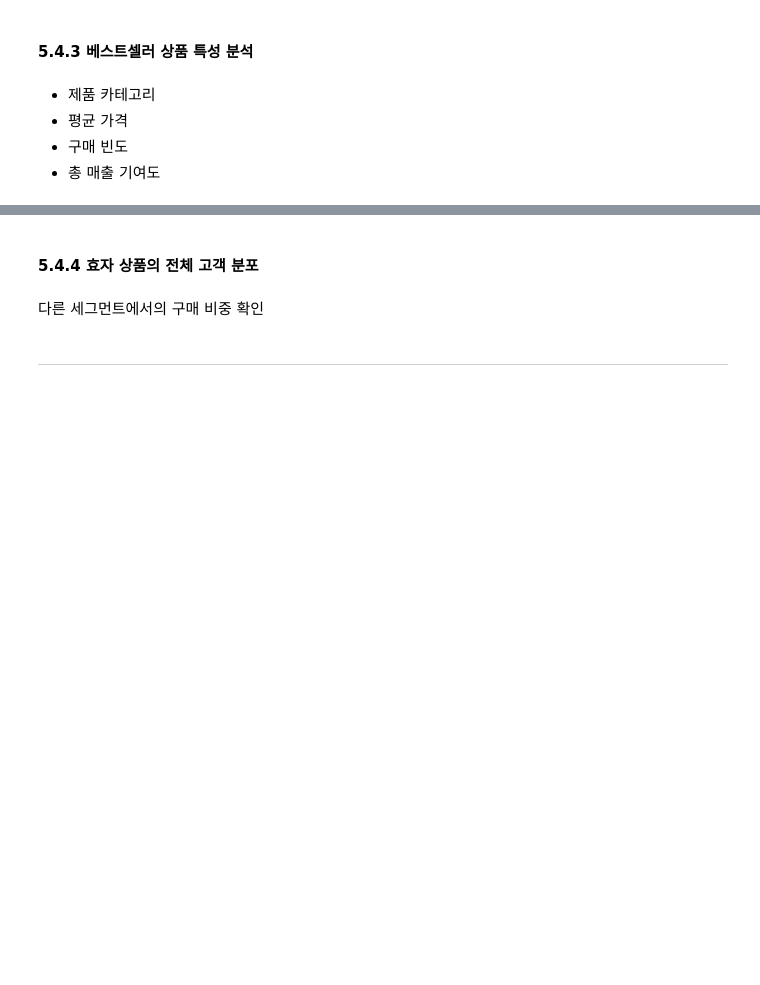
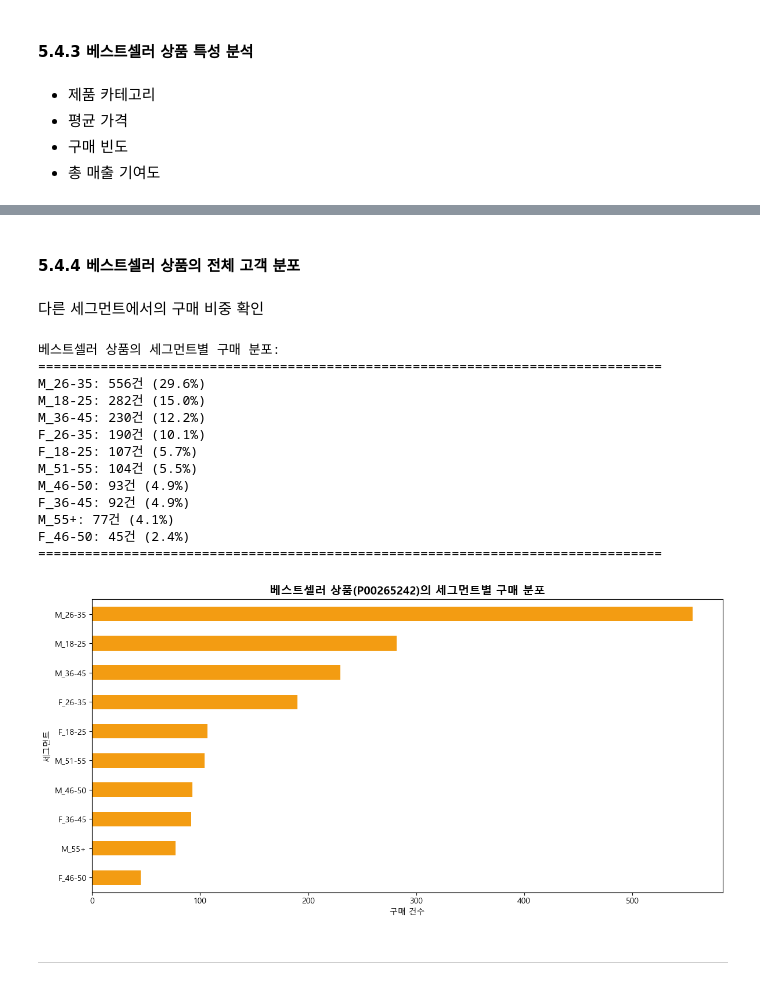
Before and after one commit to blackhole-24/hipython, a Jupyter notebook: Wallmart Data/WallmartDataReport.ipynb, the cells around one changed output, grey strips where cells are left out. Drawn from its saved outputs; the diff is of its cells as text; code cells hidden in the pictures; blank space fills up the shorter version.

```diff
--- a/Wallmart Data/WallmartDataReport.ipynb
+++ b/Wallmart Data/WallmartDataReport.ipynb
@@ -39,12 +39,26 @@ import numpy as np
 import matplotlib.pyplot as plt
 import seaborn as sns
 import warnings
+import os
 warnings.filterwarnings('ignore')
 
-# 한글 폰트 설정 (맥OS)
-plt.rcParams['font.family'] = 'AppleGothic'
-# 윈도우의 경우: plt.rcParams['font.family'] = 'Malgun Gothic'
+# 한글 폰트 설정
+plt.rcParams['font.family'] = 'Malgun Gothic'
 plt.rcParams['axes.unicode_minus'] = False
 
-# 데이터 로드
-df = pd.read_csv('/mnt/user-data/uploads/walmart.csv')
+# 방법 1: 상위 폴더의 data 폴더에서 읽기
+df = pd.read_csv('../data/walmart.csv')
+
+# 방법 2: 만약 방법 1이 안 되면 절대 경로 사용
+# df = pd.read_csv(r'C:\Users\Admin\Documents\HIPYTHON\data\walmart.csv')
+
+# 데이터 확인
+print("=" * 60)
+print("✅ 데이터 로드 성공!")
+print("=" * 60)
+print(f"총 거래 건수: {len(df):,}건")
+print(f"고유 고객 수: {df['User_ID'].nunique():,}명")
+print(f"고유 제품 수: {df['Product_ID'].nunique():,}개")
+print("=" * 60)
+print("\n데이터 미리보기:")
+print(df.head())
@@ -396,7 +647,43 @@ print("=" * 80)
 # %% [markdown]
-#### 5.4.4 효자 상품의 전체 고객 분포
+#### 5.4.4 베스트셀러 상품의 전체 고객 분포
 # %% [markdown]
 다른 세그먼트에서의 구매 비중 확인
+# %%
+# 베스트셀러 상품의 전체 세그먼트별 구매 분포
+all_product_data = df[df['Product_ID'] == best_product_id]
+product_segment_dist = all_product_data['Segment'].value_counts()
+
+print("\n베스트셀러 상품의 세그먼트별 구매 분포:")
+print("=" * 80)
+for seg, count in product_segment_dist.head(10).items():
+    pct = (count / len(all_product_data)) * 100
+    print(f"{seg}: {count}건 ({pct:.1f}%)")
+print("=" * 80)
+
+# 시각화
+plt.figure(figsize=(12, 6))
+product_segment_dist.head(10).plot(kind='barh', color='#f39c12')
+plt.title(f'베스트셀러 상품({best_product_id})의 세그먼트별 구매 분포', fontsize=14, fontweight='bold')
+plt.xlabel('구매 건수')
+plt.ylabel('세그먼트')
+plt.gca().invert_yaxis()
+plt.tight_layout()
+plt.show()
+# %% [output]
+베스트셀러 상품의 세그먼트별 구매 분포:
+================================================================================
+M_26-35: 556건 (29.6%)
+M_18-25: 282건 (15.0%)
+M_36-45: 230건 (12.2%)
+F_26-35: 190건 (10.1%)
+F_18-25: 107건 (5.7%)
+M_51-55: 104건 (5.5%)
+M_46-50: 93건 (4.9%)
+F_36-45: 92건 (4.9%)
+M_55+: 77건 (4.1%)
+F_46-50: 45건 (2.4%)
+================================================================================
+[figure, added]
 # %% [markdown]
 ---
 # %% [markdown]
```
Also changed, not shown: parts of 39 cells of this notebook.
